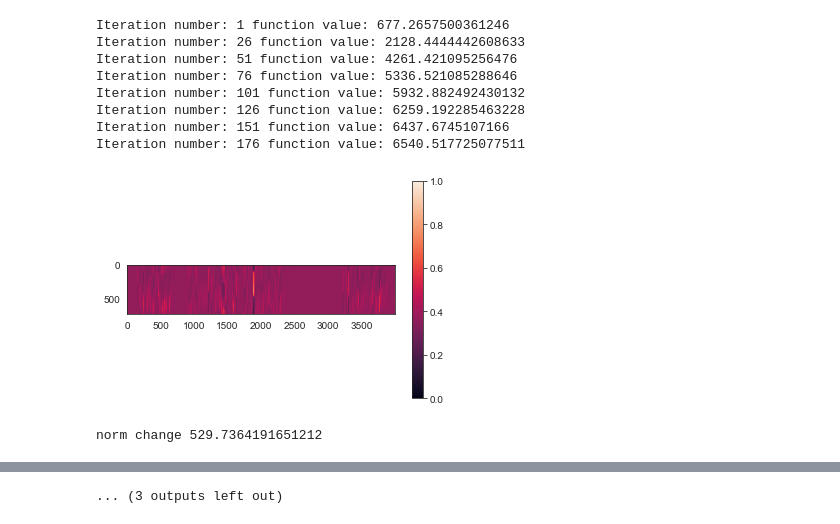
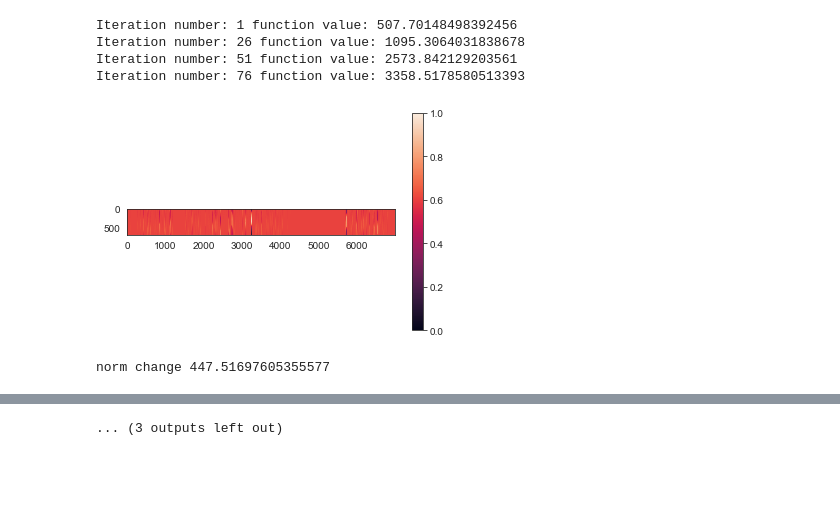
Before and after one commit to nitzanlab/scPrisma, a Jupyter notebook: notebooks/HeLa.ipynb, the cells around one changed output, grey strips where cells are left out. Drawn from its saved outputs; the diff is of its cells as text; code cells hidden in the pictures; blank space fills up the shorter version.

```diff
--- a/notebooks/HeLa.ipynb
+++ b/notebooks/HeLa.ipynb
@@ -21,7 +21,8 @@ import h5py
 import scanpy as sc
 from sklearn.metrics import adjusted_rand_score
 gene_list_for_plot = ['CDC20','CDK1','RRM2','PCNA']
-adata = sc.read_csv('hela/GSM4224316_out_gene_exon_tagged.dge_exonssf002_KO.txt', delimiter='\t').T
+#adata = sc.read_csv('hela/GSM4224316_out_gene_exon_tagged.dge_exonssf002_KO.txt', delimiter='\t').T
+adata = sc.read_csv('hela/GSM4224315_out_gene_exon_tagged.dge_exonssf002_WT.txt', delimiter='\t').T
 adata = shuffle_adata(adata)
 adata
 # %% [output]
@@ -40,0 +30,11 @@ AnnData object with n_obs × n_vars = 738 × 25404
+# %%
+#######data cleaning#######
+#sc.pp.filter_genes(adata, min_cells=10)
+sc.pp.filter_cells(adata, min_genes=0)
+i=1
+while adata.obs['n_genes'].mean() <4500: #remove cells until we reach mean counts of 4,500 as suggested by https://www.embopress.org/doi/full/10.15252/msb.20209946
+    sc.pp.filter_cells(adata, min_genes=i)
+    i+=5
+#sc.pp.filter_cells(adata, min_counts=3000) #4000
+adata_for_inference = adata.copy()
+adata
@@ -69,5 +73,5 @@ Mean AUC-ROC: 0.265255
 # %%
-E_sga  , E_rec_sga = reconstruction_cyclic(adata.X , iterNum=250 , batch_size=2500)
+E_sga  , E_rec_sga = reconstruction_cyclic(adata.X , iterNum=250 , batch_size=6000)
 plt.imshow(E_sga)
 plt.show()
 # %% [output]
@@ -110,23 +114,19 @@ Mean AUC-ROC: 0.8392835
 # %%
 #######Signal enhancement######
 adata = orig_adata.copy()
-F = enhancement_cyclic(adata.X,regu=0.05,iterNum=200)
+F = enhancement_cyclic(adata.X,regu=0.05,iterNum=100)
 print("norm change " +str(np.linalg.norm(orig_adata.X - adata.X * F)))
 adata.X = adata.X * F
 all_plots_hela(adata,title="Enhanced cyclic signal")
 plot_gene_list(adata, gene_list_for_plot, color1='black', color2='b', title="Enhanced cyclic signal")
 auc_en= np.zeros(100)
 for i in range(100):
     auc_en[i] = hela_gene_inference(adata, number_of_genes=100)
 print("Mean AUC-ROC: " + str(np.mean(auc_en)))
 # %% [output]
-Iteration number: 1 function value: 677.2657500361246
-Iteration number: 26 function value: 2128.4444442608633
-Iteration number: 51 function value: 4261.421095256476
-Iteration number: 76 function value: 5336.521085288646
-Iteration number: 101 function value: 5932.882492430132
-Iteration number: 126 function value: 6259.192285463228
-Iteration number: 151 function value: 6437.6745107166
-Iteration number: 176 function value: 6540.517725077511
+Iteration number: 1 function value: 507.70148498392456
+Iteration number: 26 function value: 1095.3064031838678
+Iteration number: 51 function value: 2573.842129203561
+Iteration number: 76 function value: 3358.5178580513393
-[figure, old version]
+[figure, new version]
-norm change 529.7364191651212
+norm change 447.51697605355577
```
Also changed, not shown: parts of 11 cells of this notebook.
